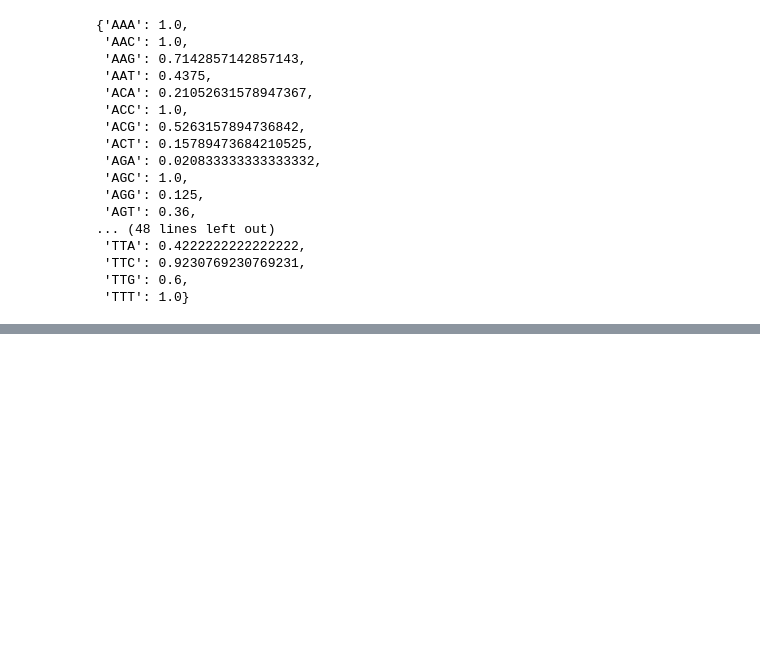
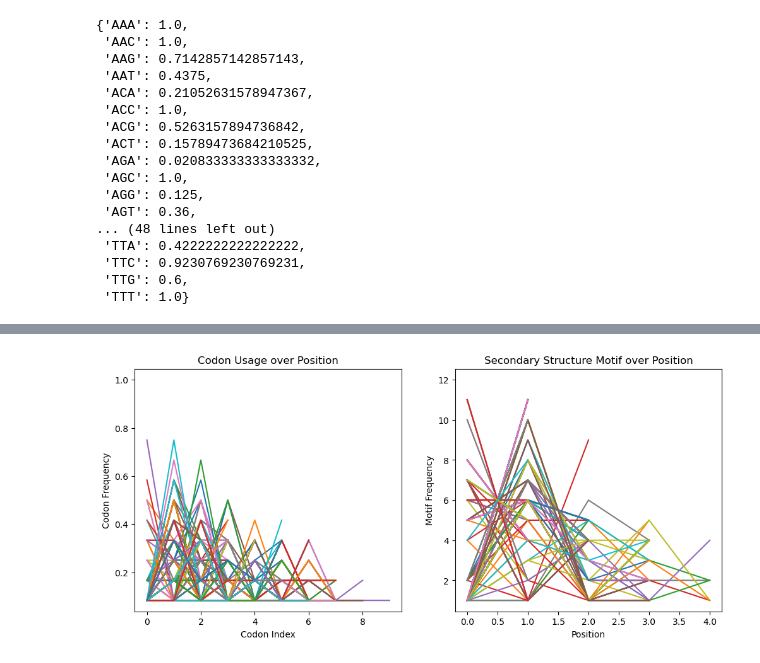
Before and after one commit to dominiquefastus/NuStru-CodonAnalysis, a Jupyter notebook: nustruMOTIF/correlation_analysis.ipynb, the cells around one changed output, grey strips where cells are left out. Cells and saved outputs as stored; diff of their text form; code cells hidden in the pictures; blank space fills up the shorter version.

```diff
--- a/nustruMOTIF/correlation_analysis.ipynb
+++ b/nustruMOTIF/correlation_analysis.ipynb
@@ -172,0 +281,31 @@ ValueError: All arrays must be of the same length
+# %%
+
+positions = sorted(secstru_sequences_freq_dict.keys())
+
+fig, (ax1, ax2) = plt.subplots(1, 2, figsize=(12, 5))
+
+# Line plot for Codon Usage over Position
+for pos in positions:
+    codons = []
+    frequencies = []
+    for codon_dict in codon_sequences_freq_dict[pos]:
+        codon, freq = list(codon_dict.items())[0]
+        codons.append(codon)
+        frequencies.append(freq)
+    ax1.plot(range(len(codons)), frequencies, label=f'Position {pos} - Codons: {", ".join(codons)}')
+ax1.set_title('Codon Usage over Position')
+ax1.set_xlabel('Codon Index')
+ax1.set_ylabel('Codon Frequency')
+
+# Line plot for Secondary Structure Motif over Position
+for pos in positions:
+    motifs = list(secstru_sequences_freq_dict[pos].keys())
+    frequencies = list(secstru_sequences_freq_dict[pos].values())
+    ax2.plot(range(len(motifs)), frequencies, label=f'Position {pos} - Motifs: {", ".join(motifs)}')
+ax2.set_title('Secondary Structure Motif over Position')
+ax2.set_xlabel('Position')
+ax2.set_ylabel('Motif Frequency')
+
+plt.show()
+# %% [output]
+[figure, added]
```
Also changed, not shown: parts of 10 cells of this notebook.
